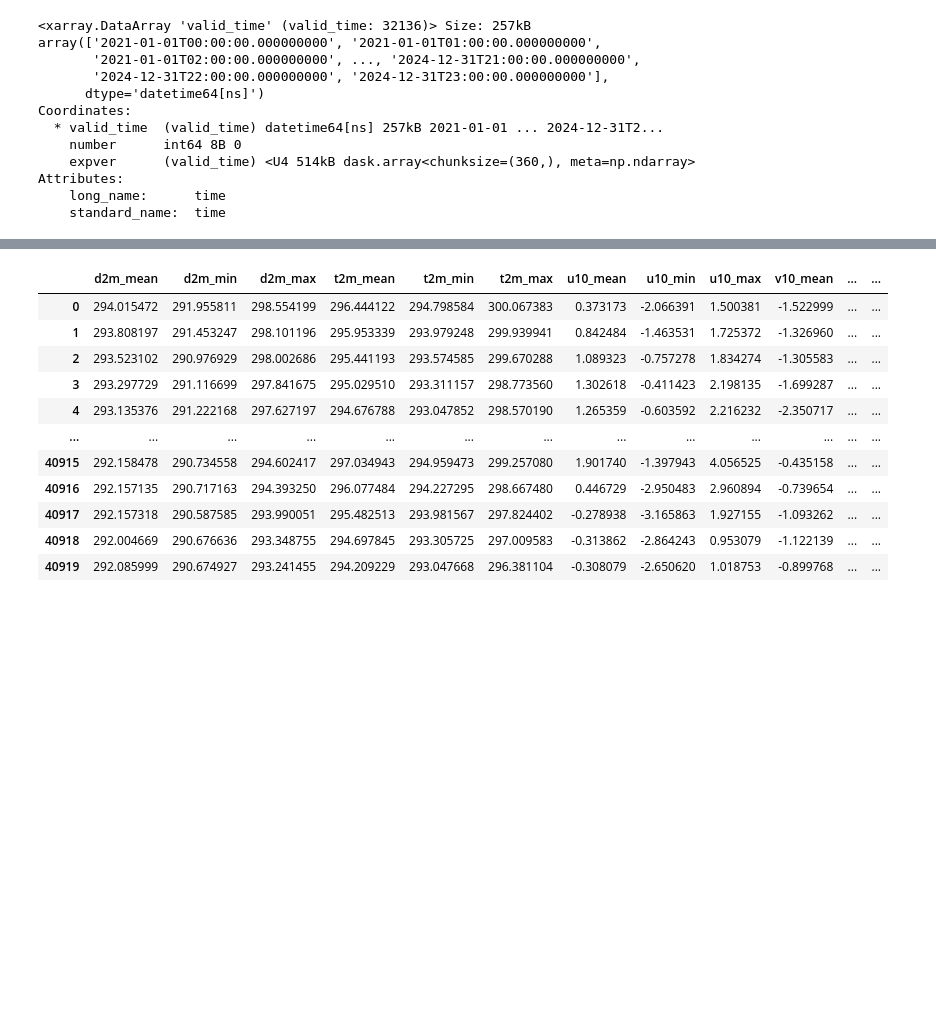
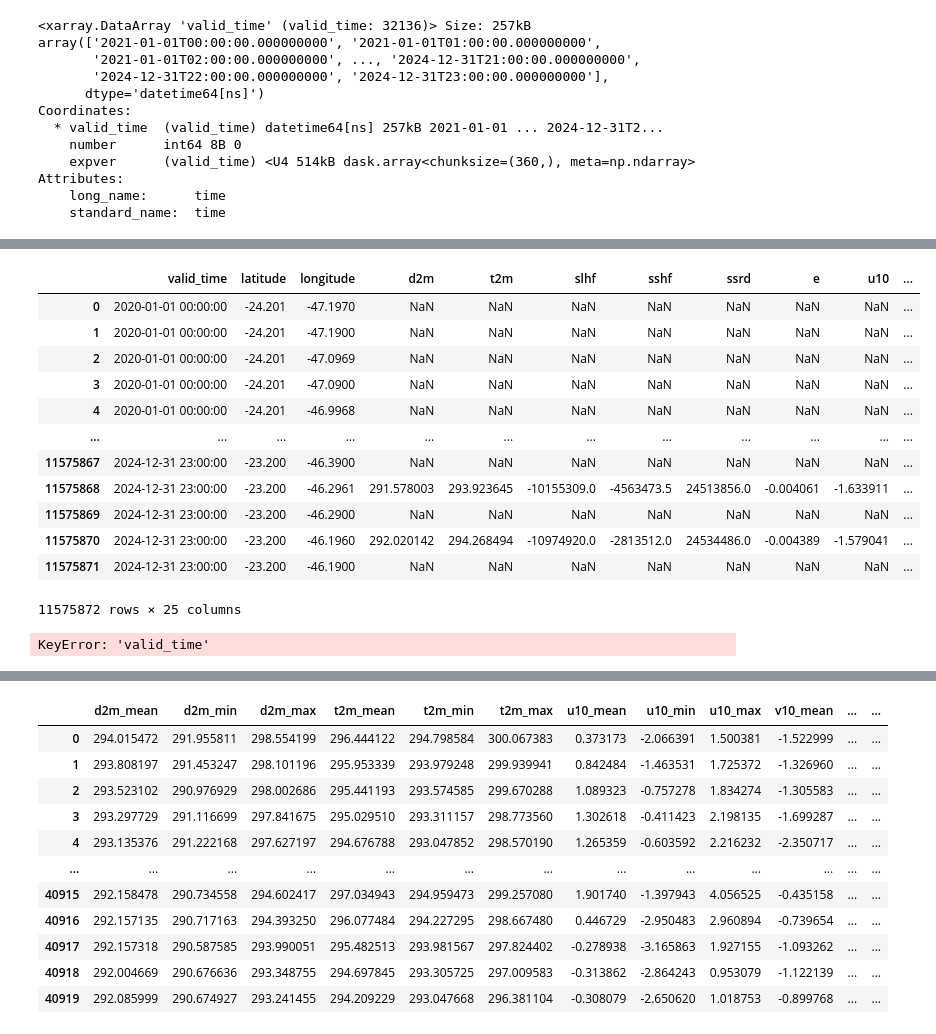
Before and after one commit to Alilson2/Projeto_IA, a Jupyter notebook: Projeto_IA.ipynb, the cells around one changed output, grey strips where cells are left out. Drawn from its saved outputs; the diff is of its cells as text; code cells hidden in the pictures; blank space fills up the shorter version.

```diff
--- a/Projeto_IA.ipynb
+++ b/Projeto_IA.ipynb
@@ -147,3 +147,43 @@ Coordinates:
 Attributes:
     long_name:      time
     standard_name:  time
+# %%
+# --- 3️⃣ Converter o eixo temporal para pandas.DatetimeIndex ---
+tempo = pd.to_datetime(dados["valid_time"].values)
+
+print(tempo)
+
+df_tempo = pd.DataFrame({
+    "timestamp": tempo,
+    "timestamp_segundos": tempo.view("int64"),   # segundos desde 1970
+    "ano": tempo.year,
+    "mes": tempo.month,
+    "dia": tempo.day,
+    "hora": tempo.hour,
+    "minuto": tempo.minute,
+    "segundo": tempo.second,
+    "dia_semana": tempo.dayofweek,
+    "dia_do_ano": tempo.dayofyear
+})
+
+#print(df_tempo.head())
+
+# Exemplo: seleciona uma variável e um período
+# Sort the dataset by valid_time before slicing
+dados_sorted = dados.sortby('valid_time')
+dados_filtrado = dados_sorted
+
+# Converte para pandas sem estourar RAM
+df_panda = dados_filtrado.to_dataframe().reset_index()
+
+# Junta com df_tempo
+df_final = pd.merge(
+    df_panda,
+    df_tempo,
+    left_on='valid_time',
+    right_on='timestamp',
+    how='left'
+)
+
+df_final
+# %% [output]
@@ -150,3 +202,16 @@ Attributes:
+|  | valid_time | latitude | longitude | d2m | t2m | slhf | sshf | ssrd | e | u10 | ... |
+| 0 | 2020-01-01 00:00:00 | -24.201 | -47.1970 | NaN | NaN | NaN | NaN | NaN | NaN | NaN | ... |
+| 1 | 2020-01-01 00:00:00 | -24.201 | -47.1900 | NaN | NaN | NaN | NaN | NaN | NaN | NaN | ... |
+| 2 | 2020-01-01 00:00:00 | -24.201 | -47.0969 | NaN | NaN | NaN | NaN | NaN | NaN | NaN | ... |
+| 3 | 2020-01-01 00:00:00 | -24.201 | -47.0900 | NaN | NaN | NaN | NaN | NaN | NaN | NaN | ... |
+| 4 | 2020-01-01 00:00:00 | -24.201 | -46.9968 | NaN | NaN | NaN | NaN | NaN | NaN | NaN | ... |
+| ... | ... | ... | ... | ... | ... | ... | ... | ... | ... | ... | ... |
+| 11575867 | 2024-12-31 23:00:00 | -23.200 | -46.3900 | NaN | NaN | NaN | NaN | NaN | NaN | NaN | ... |
+| 11575868 | 2024-12-31 23:00:00 | -23.200 | -46.2961 | 291.578003 | 293.923645 | -10155309.0 | -4563473.5 | 24513856.0 | -0.004061 | -1.633911 | ... |
+| 11575869 | 2024-12-31 23:00:00 | -23.200 | -46.2900 | NaN | NaN | NaN | NaN | NaN | NaN | NaN | ... |
+| 11575870 | 2024-12-31 23:00:00 | -23.200 | -46.1960 | 292.020142 | 294.268494 | -10974920.0 | -2813512.0 | 24534486.0 | -0.004389 | -1.579041 | ... |
+| 11575871 | 2024-12-31 23:00:00 | -23.200 | -46.1900 | NaN | NaN | NaN | NaN | NaN | NaN | NaN | ... |
+11575872 rows × 25 columns
 # %%
 import numpy as np
 import pandas as pd
@@ -184,2 +250,8 @@ df_panda = pd.concat([df_panda.reset_index(drop=True), resultados.reset_index(dr
+# %%
+tempo = np.unique(df_panda['valid_time'].values)
+mask = df_panda['valid_time'].values == tempo[13]
+df_panda['d2m'].values[mask]
+# %% [output]
+KeyError: 'valid_time'
 # %%
 from tqdm import tqdm
```
Also changed, not shown: parts of 14 cells of this notebook.
